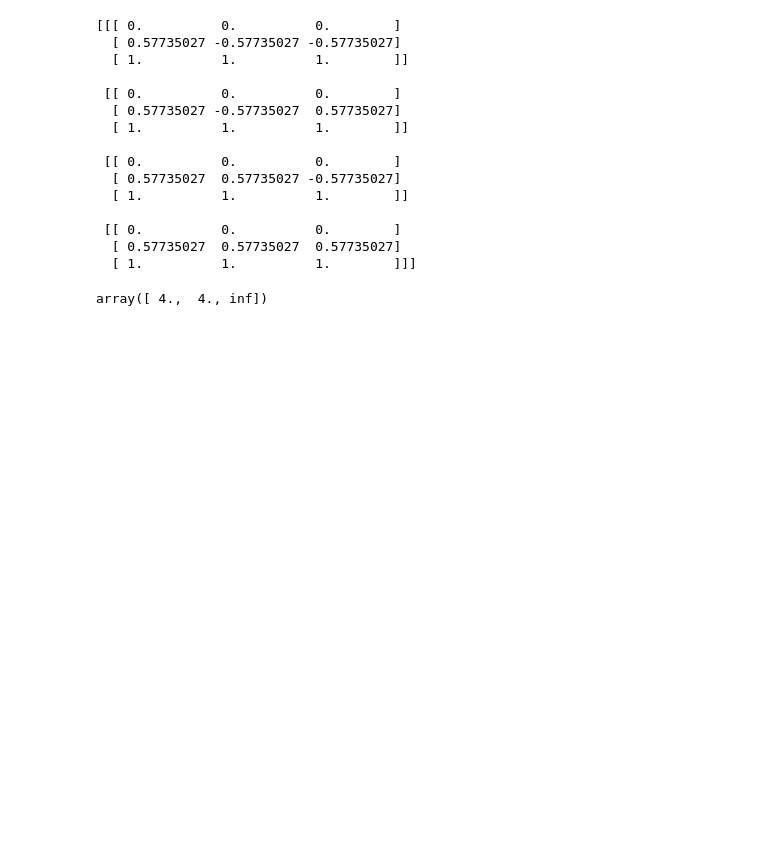
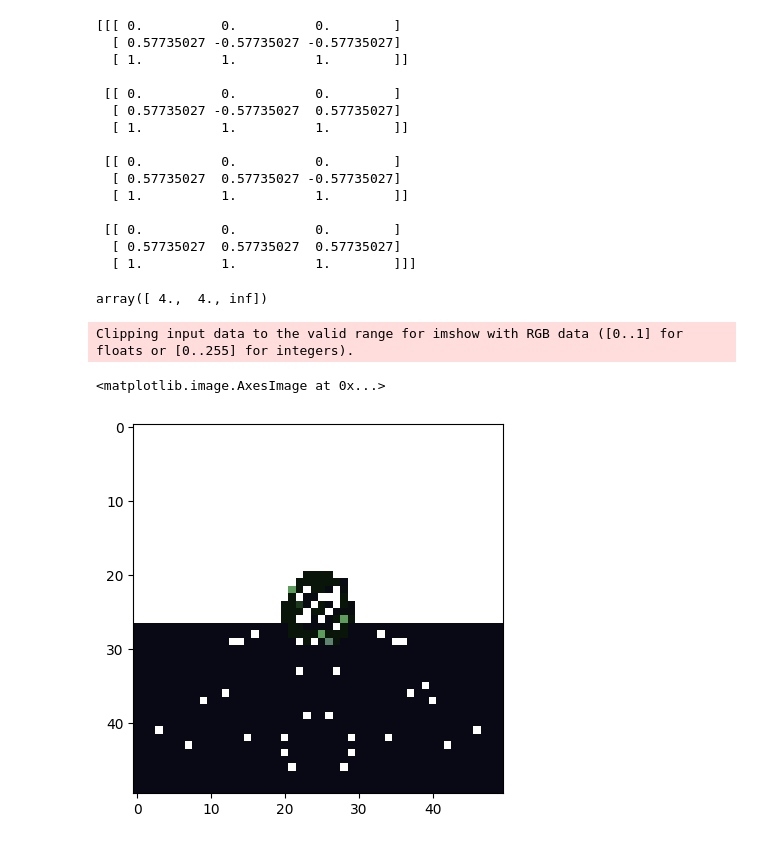
Before and after one commit to paul-pw/raytracing_python, a Jupyter notebook: ray_tracing.ipynb, the cells around one changed output. Saved outputs shown, nothing was run; the diff lists cells and outputs as text; code cells hidden in the pictures; blank space fills up the shorter version.

Commit message:
first optimized render

```diff
--- a/ray_tracing.ipynb
+++ b/ray_tracing.ipynb
@@ -425,5 +433,5 @@ plt.imshow(n)
 # %%
-Vec = npt.NDArray[np.float64]
+Ray = npt.NDArray[np.float64]
 
 
 class Camera:
@@ -433,7 +441,7 @@ class Camera:
         self.sensorPosition = np.array([1, 0, 0])
         self.aperturePosition = np.array([0, 0, 0])
 
-    def getRays(self):
+    def getRays(self) -> npt.NDArray[np.float64]:
         x = np.linspace(-1, 1, self.imageSize.width)
         y = np.linspace(-1, 1, self.imageSize.height)
         xx, yy = np.meshgrid(x, y)
@@ -517,6 +525,10 @@ class Circle(Object):
 
         return t
 
+    def getNormal(self, point: Vec):
+        return normalizeVector(ray.at(point) - self.center)
+
+
 
 rays = np.array([
     [[0, 0, 0],[1, 0, 0],[1, 1, 1]],
@@ -530,21 +575,45 @@ array([ 4.,  4., inf])
 # %%
 def render(camera: Camera, objects: list[Object], bounces):
     img = np.zeros((camera.imageSize.width, camera.imageSize.height, 3))
     rays = camera.getRays()
 
     # it has to be ensured that every ray always hits an Object
     for i in range(bounces):
+        # important vars
+        locations = rays[:, 0::3, :].squeeze(1)
+        directions = rays[:, 1::3].squeeze(1)
+        rayCount = rays.shape[0]
+
+        # find hit
         hits = np.asarray([obj.hit(rays) for obj in objects])
         hits = hits.T
         hitIndexes = hits.argmin(axis=1)
-        materials = [objects[hit].material for hit in hitIndexes]
-        # normals
-        # points
-        # getNewRays
 
-camera = Camera(ImageSize(512, 512))
+        # fint props of hit
+        t = np.asarray([hits[i, hitIndexes[i]] for i in range(rayCount)])
+        hitPoints = directions * t[:,np.newaxis] + locations
+        objects = [objects[hit] for hit in hitIndexes]
+        materials = [obj.material for obj in objects]
+        normals = [obj.getNormal(hitPoint) for obj, hitPoint in zip(objects, hitPoints)]
+
+        # get new rays from
+        rays = np.asarray([material.outRay(ray,normal,hitPoint) for material, ray, normal, hitPoint in zip(materials, rays, normals, hitPoints)])
+    img = rays[:, 2].reshape(
+        (camera.imageSize.width, camera.imageSize.height, 3))
+    return img
+
+
+camera = Camera(ImageSize(50, 50))
 objects: list[Object] = [Circle(np.array([50, 0, 0]), 10, Diffuse([0.5, 0.7, 0.5])),
                          Circle(np.array([0, 5000, 0]),
                                 4990, Diffuse([0.5, 0.5, 0.7])),
                          Circle(np.array([0, 0, 0]), 5000, Emissive([5, 5, 5]))]
-render(camera, objects, 1)
+
+img = render(camera, objects, 5)
+img = img/50
+img = np.sqrt(img*2.2)  # Gamma 2.2
+plt.imshow(img)
+# %% [output]
+Clipping input data to the valid range for imshow with RGB data ([0..1] for floats or [0..255] for integers).
+<matplotlib.image.AxesImage at 0x...>
+[figure, added]
```
Also changed, not shown: parts of 6 cells of this notebook.
